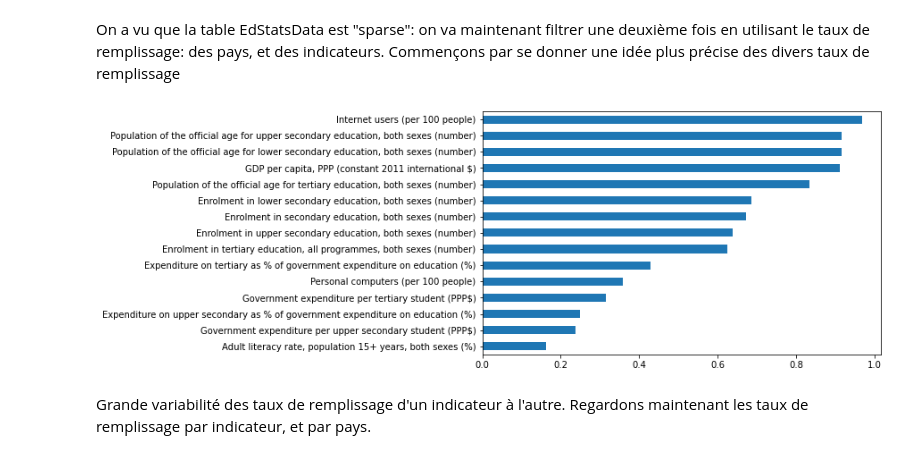
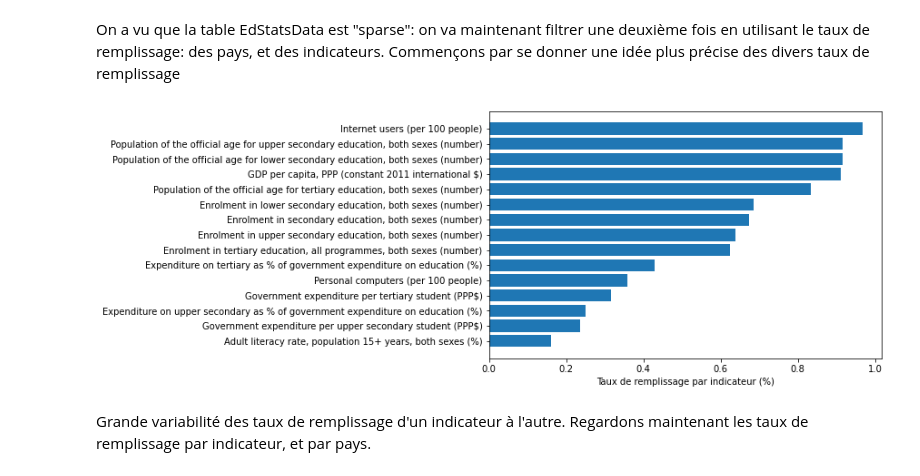
Before and after one commit to OlivierLegrand/P7, a Jupyter notebook: P2_EdStats_Academy.ipynb, the cells around one changed output. Drawn from its saved outputs; the diff is of its cells as text; code cells hidden in the pictures.

```diff
--- a/P2_EdStats_Academy.ipynb
+++ b/P2_EdStats_Academy.ipynb
@@ -1479,12 +1525,17 @@ On a vu que la table EdStatsData est "sparse": on va maintenant filtrer une deux
 # %%
 # taux de remplissage par indicateur
 df = df_real_c.copy()
 tr = df.notna().sum()/df.shape[0]
-
-tr.sort_values().plot(kind='barh', figsize=(8,5))
+width = tr.sort_values()
+y= width.index
+plt.figure(figsize=(15, 5))
+plt.barh(y=y, width=width)
+plt.xlabel('Taux de remplissage par indicateur (%)')
+plt.gcf().subplots_adjust(left=0.5)
+plt.savefig('./livrables/images/tr_indicateurs.png')
 plt.show()
 # %% [output]
-[figure, old version]
+[figure, new version]
 # %% [markdown]
 Grande variabilité des taux de remplissage d'un indicateur à l'autre. Regardons maintenant les taux de remplissage par indicateur, et par pays.
 # %%
```
Also changed, not shown: parts of 29 cells of this notebook.
